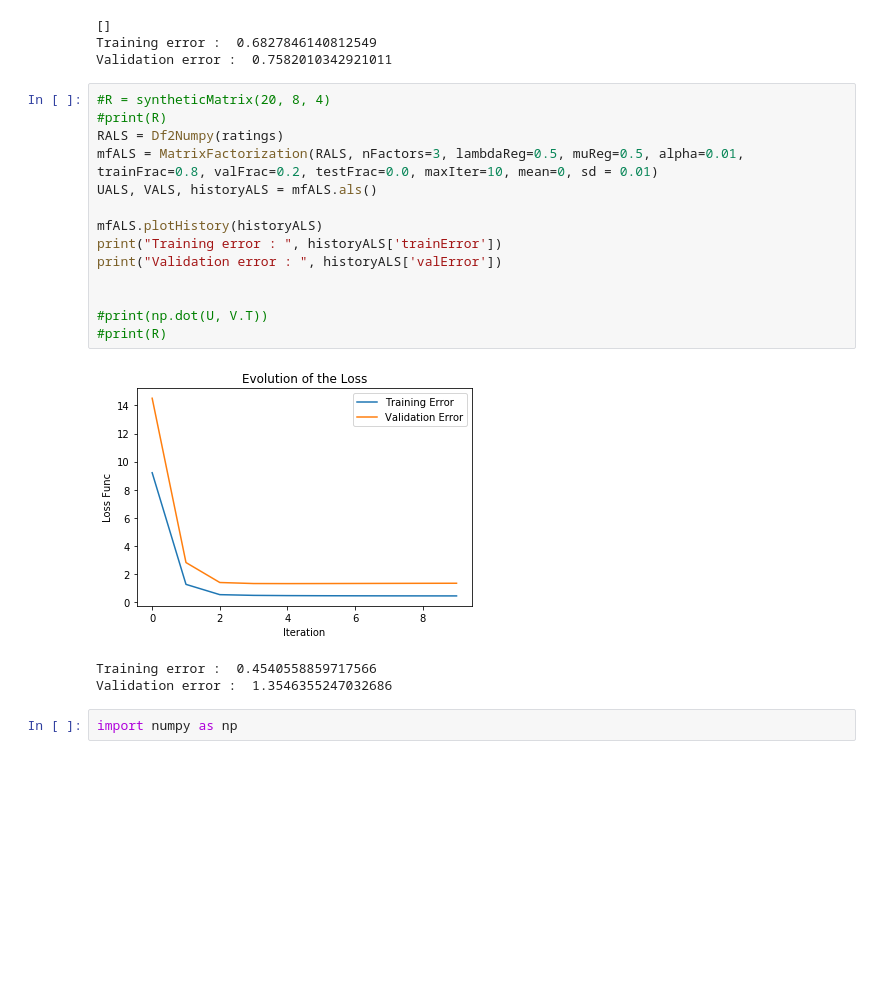
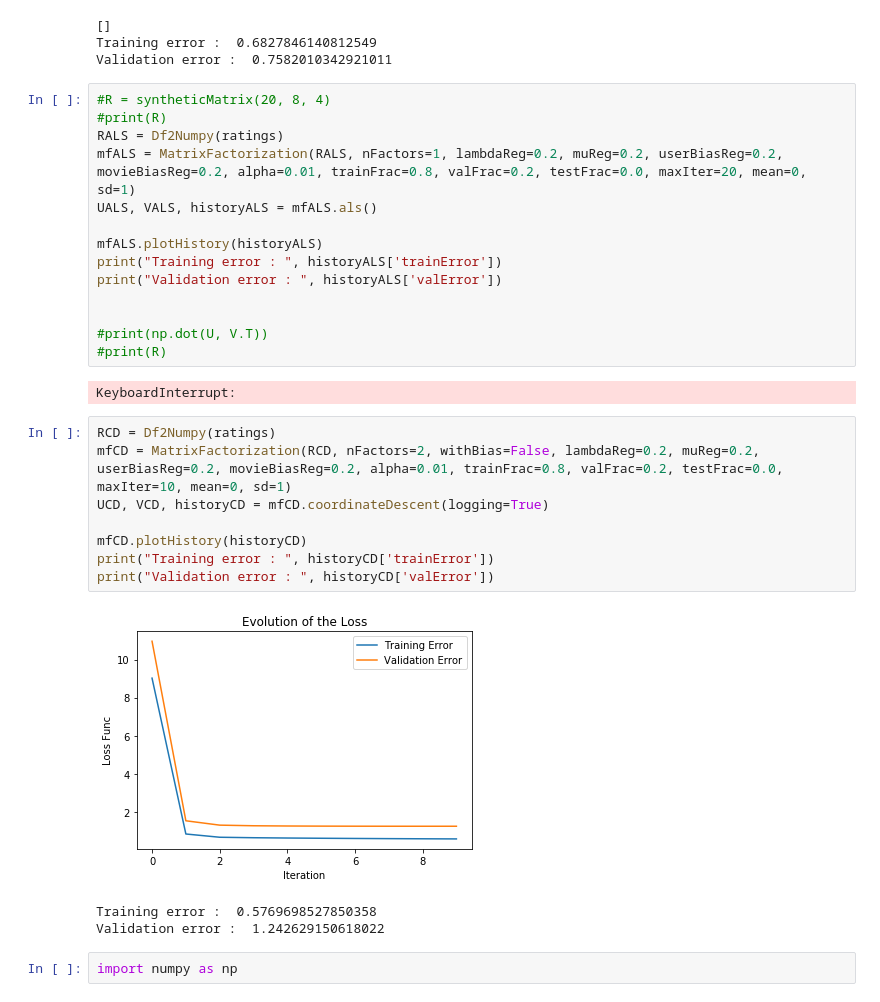
Before and after one commit to VincentGouteux/ProjectMF, a Jupyter notebook: MatrixFacto.ipynb, the cells around one changed output. Cells and saved outputs as stored; diff of their text form; blank space fills up the shorter version.

Commit message:
started coordinate descent

```diff
--- a/MatrixFacto.ipynb
+++ b/MatrixFacto.ipynb
@@ -498,7 +546,7 @@ Validation error :  0.7582010342921011
 #R = syntheticMatrix(20, 8, 4)
 #print(R)
 RALS = Df2Numpy(ratings)
-mfALS = MatrixFactorization(RALS, nFactors=3, lambdaReg=0.5, muReg=0.5, alpha=0.01, trainFrac=0.8, valFrac=0.2, testFrac=0.0, maxIter=10, mean=0, sd = 0.01)
+mfALS = MatrixFactorization(RALS, nFactors=1, lambdaReg=0.2, muReg=0.2, userBiasReg=0.2, movieBiasReg=0.2, alpha=0.01, trainFrac=0.8, valFrac=0.2, testFrac=0.0, maxIter=20, mean=0, sd=1)
 UALS, VALS, historyALS = mfALS.als()
 
 mfALS.plotHistory(historyALS)
@@ -509,9 +557,19 @@ print("Validation error : ", historyALS['valError'])
 #print(np.dot(U, V.T))
 #print(R)
 # %% [output]
-[figure, removed]
-Training error :  0.4540558859717566
-Validation error :  1.3546355247032686
+KeyboardInterrupt:
+# %%
+RCD = Df2Numpy(ratings)
+mfCD = MatrixFactorization(RCD, nFactors=2, withBias=False, lambdaReg=0.2, muReg=0.2, userBiasReg=0.2, movieBiasReg=0.2, alpha=0.01, trainFrac=0.8, valFrac=0.2, testFrac=0.0, maxIter=10, mean=0, sd=1)
+UCD, VCD, historyCD = mfCD.coordinateDescent(logging=True)
+
+mfCD.plotHistory(historyCD)
+print("Training error : ", historyCD['trainError'])
+print("Validation error : ", historyCD['valError'])
+# %% [output]
+[figure, added]
+Training error :  0.5769698527850358
+Validation error :  1.242629150618022
 # %%
 import numpy as np
 # %%
```
Also changed, not shown: parts of 1 cell of this notebook.
